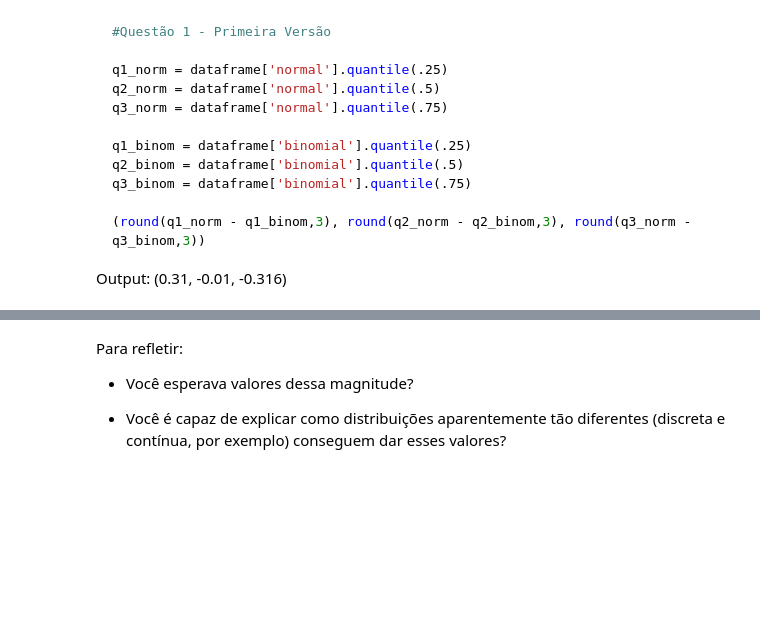
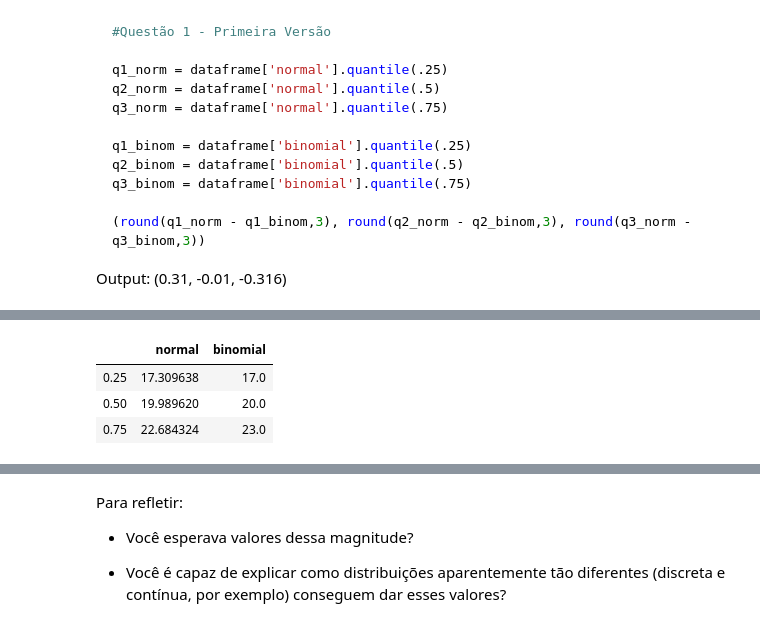
Before and after one commit to edson/codenation, a Jupyter notebook: aceleradev_ds/semana4/main.ipynb, the cells around one changed output, grey strips where cells are left out. Drawn from its saved outputs; the diff is of its cells as text; code cells hidden in the pictures; blank space fills up the shorter version.

```diff
--- a/aceleradev_ds/semana4/main.ipynb
+++ b/aceleradev_ds/semana4/main.ipynb
@@ -133,0 +137,13 @@ q1: (0.31, -0.01, -0.316)
+# %%
+#Questão 1 - Terceira Versão
+
+intervalo_quantis = [.25, .5, .75]
+
+quartis_df = dataframe.quantile(intervalo_quantis)
+
+quartis_df
+# %% [output]
+|  | normal | binomial |
+| 0.25 | 17.309638 | 17.0 |
+| 0.50 | 19.989620 | 20.0 |
+| 0.75 | 22.684324 | 23.0 |
```
Also changed, not shown: parts of 13 cells of this notebook.
